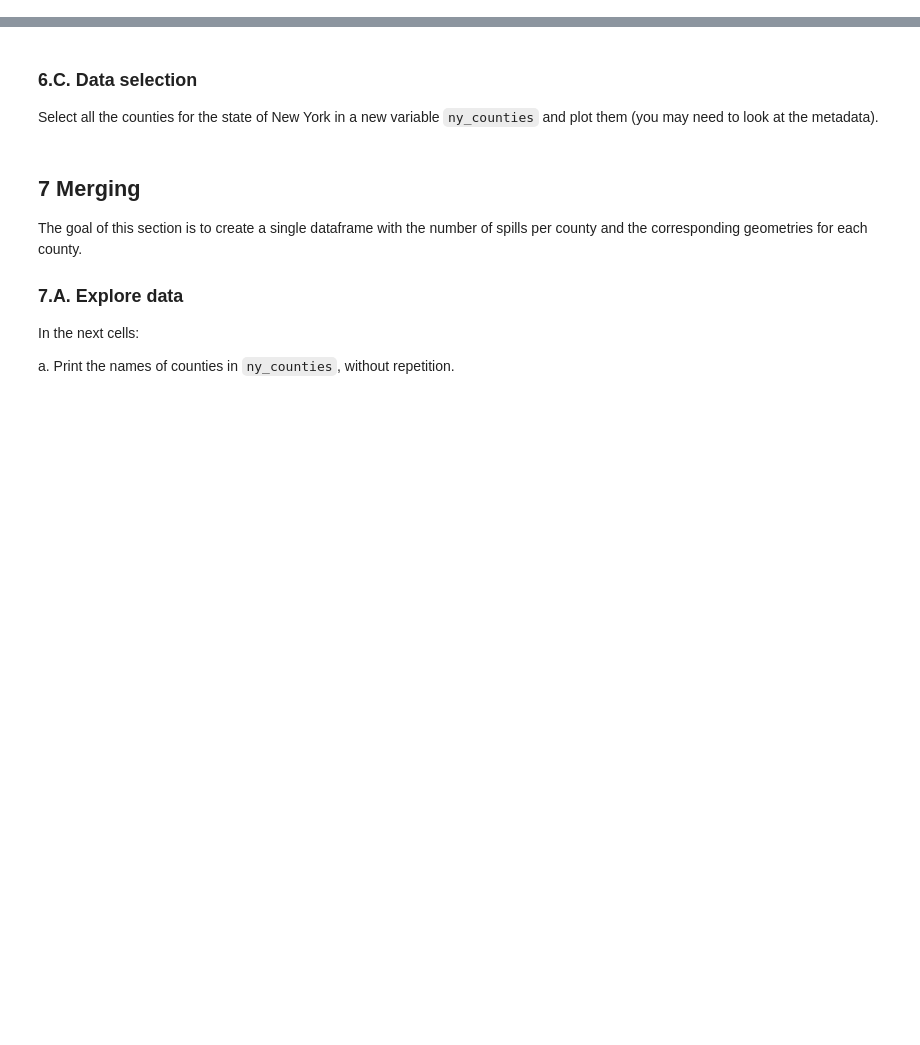
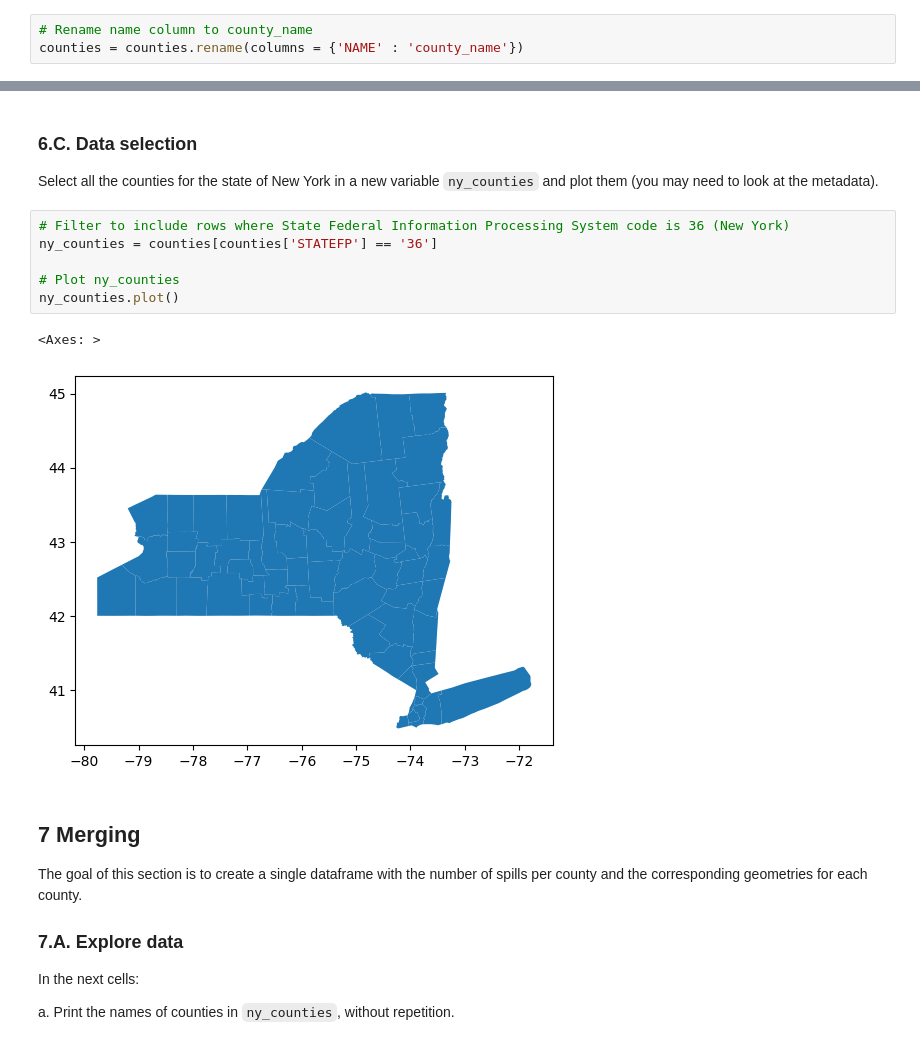
Before and after one commit to pr-scilla/eds220-hwk3, a Jupyter notebook: hwk3-task2-spills.ipynb, the cells around one changed output, grey strips where cells are left out. Saved outputs shown, nothing was run; the diff lists cells and outputs as text; blank space fills up the shorter version.

```diff
--- a/hwk3-task2-spills.ipynb
+++ b/hwk3-task2-spills.ipynb
@@ -455,3 +449,6 @@ counties.plot()
 ### 6.B. Cleaning
 
 Simplify column names as needed.
+# %%
+# Rename name column to county_name
+counties = counties.rename(columns = {'NAME' : 'county_name'})
@@ -463,6 +462,15 @@ Simplify column names as needed.
 ### 6.C. Data selection
 
 Select all the counties for the state of New York in a new variable `ny_counties` and plot them (you may need to look at the metadata).
+# %%
+# Filter to include rows where State Federal Information Processing System code is 36 (New York)
+ny_counties = counties[counties['STATEFP'] == '36']
+
+# Plot ny_counties
+ny_counties.plot()
+# %% [output]
+<Axes: >
+[figure, added]
 # %% [markdown]
 <!-- END QUESTION -->
 
```
Also changed, not shown: parts of 16 cells of this notebook.
